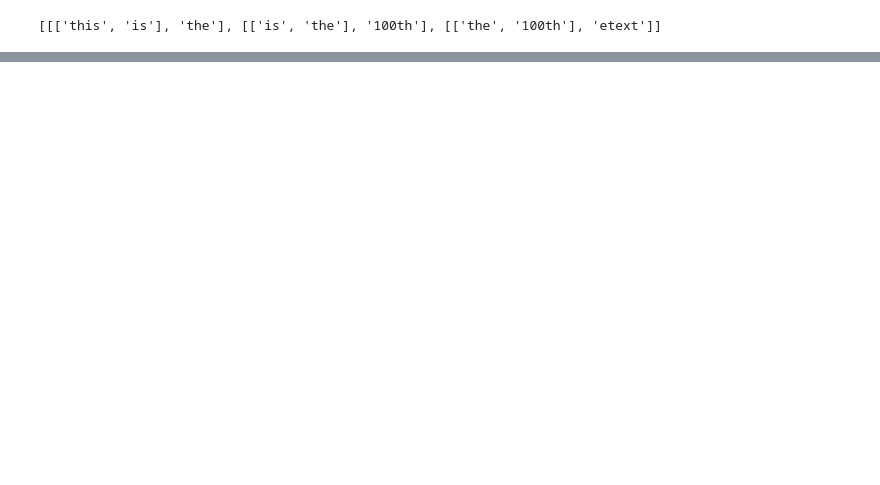
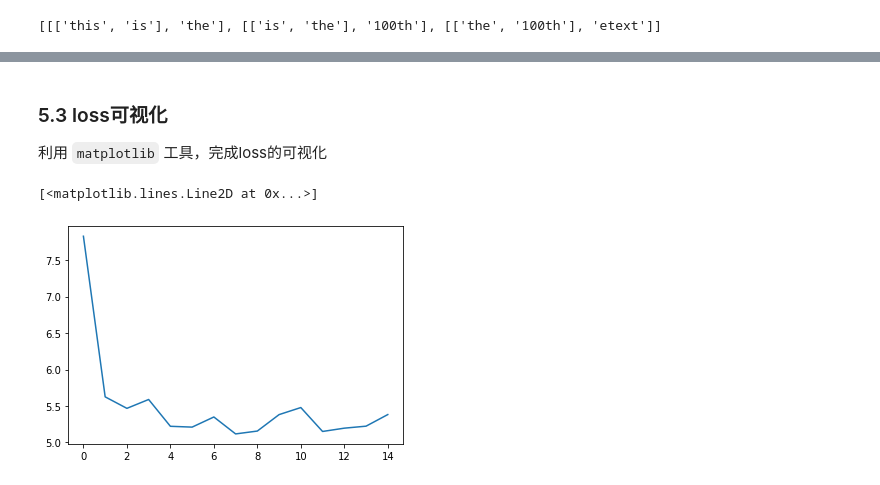
Before and after one commit to PaddlePaddle/book, a Jupyter notebook: paddle2.0_docs/n_gram_model/n_gram_model.ipynb, the cells around one changed output, grey strips where cells are left out. Saved outputs shown, nothing was run; the diff lists cells and outputs as text; code cells hidden in the pictures; blank space fills up the shorter version.

```diff
--- a/paddle2.0_docs/n_gram_model/n_gram_model.ipynb
+++ b/paddle2.0_docs/n_gram_model/n_gram_model.ipynb
@@ -120,0 +147,13 @@ class NGramModel(paddle.nn.Layer):
+# %%
+# 自定义Callback 需要继承基类 Callback
+class LossCallback(paddle.callbacks.Callback):
+
+    def on_train_begin(self, logs={}):
+        # 在fit前 初始化losses，用于保存每个batch的loss结果
+        self.losses = []
+
+    def on_train_batch_end(self, step, logs={}):
+        # 每个batch训练完成后调用，把当前loss添加到losses中
+        self.losses.append(logs.get('loss'))
+
+loss_log = LossCallback()
@@ -120,0 +182,14 @@ class NGramModel(paddle.nn.Layer):
+# %% [markdown]
+### 5.3 loss可视化
+利用 `matplotlib` 工具，完成loss的可视化
+# %%
+# 可视化 loss
+import matplotlib.pyplot as plt
+import matplotlib.ticker as ticker
+%matplotlib inline
+log_loss = [loss_log.losses[i] for i in range(0, len(loss_log.losses), 500)]
+plt.figure()
+plt.plot(log_loss)
+# %% [output]
+[<matplotlib.lines.Line2D at 0x...>]
+[figure, added]
```
Also changed, not shown: parts of 28 cells of this notebook, 3 other files.
